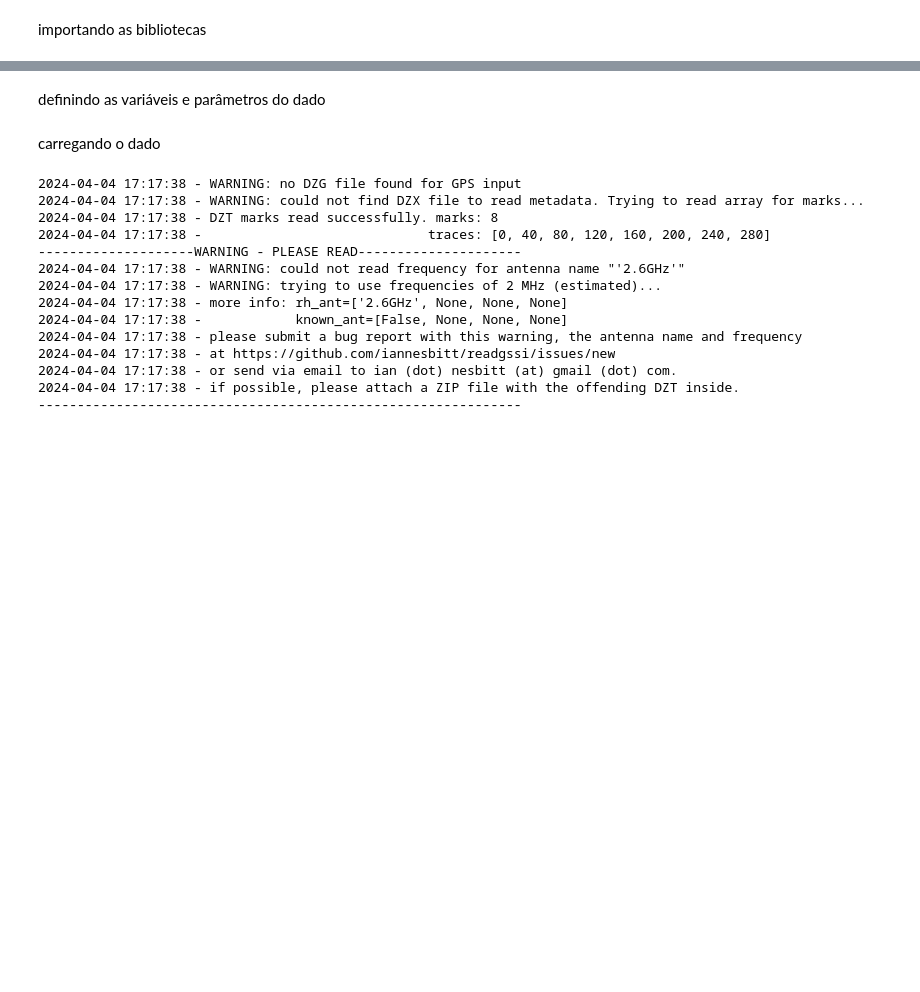
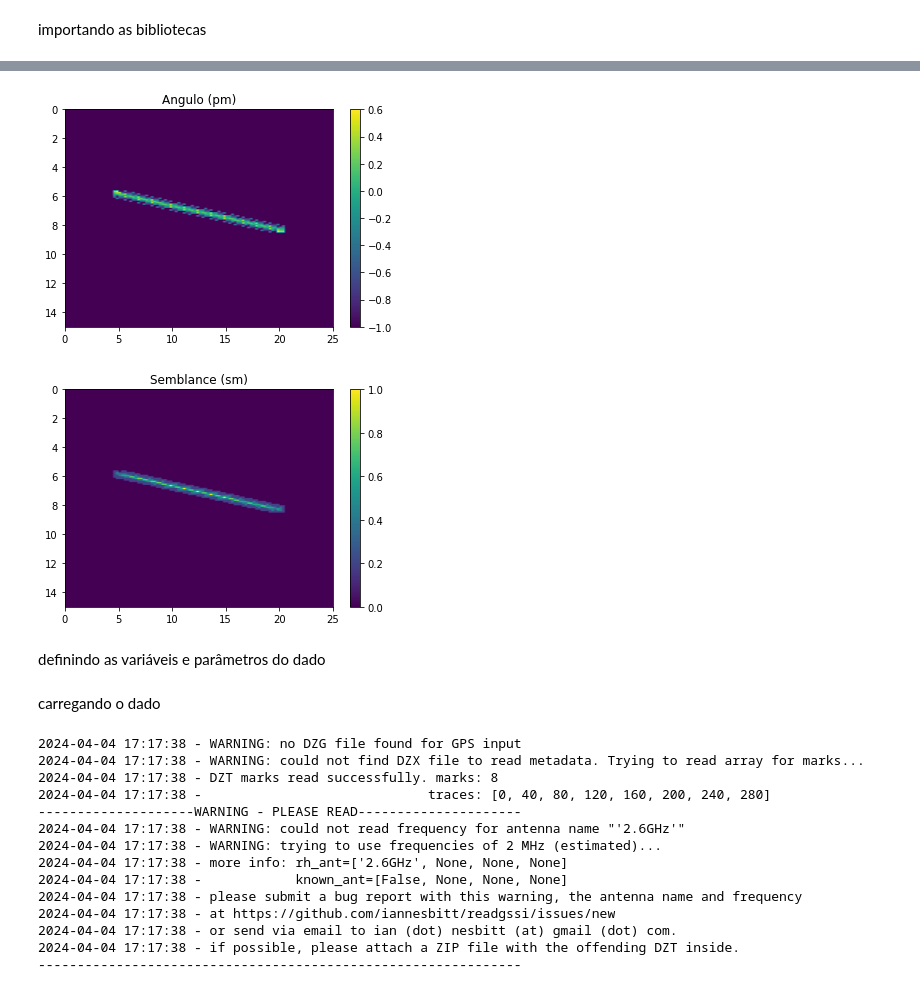
Before and after one commit to GuilhermeZakarewicz/DiffraPy, a Jupyter notebook: Testes_GPR.ipynb, the cells around one changed output, grey strips where cells are left out. Drawn from its saved outputs; the diff is of its cells as text; code cells hidden in the pictures; blank space fills up the shorter version.

```diff
--- a/Testes_GPR.ipynb
+++ b/Testes_GPR.ipynb
@@ -32,3 +46,39 @@ from readgssi import readgssi
+# %%
+importlib.reload(df)
+
+pmin = -1 #45 graus
+pmax = 1
+dp = 0.2
+xwin=zwin=5
+x_ini=z_ini=0
+
+pm,sm = df.local_window(mod.T,xwin,zwin,x_ini,z_ini,dx,dz,pmin,pmax,dp)
+
+with open("Data/GPR_files/pm_teste", "wb") as f:
+    np.save(f, pm)
+
+with open("Data/GPR_files/sm_teste", "wb") as f:
+    np.save(f, sm)
+# %%
+with open("Data/GPR_files/pm_teste", "rb") as f:
+    pm = np.load(f)
+
+with open("Data/GPR_files/sm_teste", "rb") as f:
+    sm = np.load(f)
+# %%
+plt.imshow(pm,aspect="auto",extent=[0,ntrace*dx,nz*dz,0])
+plt.title("Angulo (pm)")
+plt.colorbar()
+
+plt.show()
+
+plt.imshow(sm,aspect="auto",extent=[0,ntrace*dx,nz*dz,0])
+plt.title("Semblance (sm)")
+plt.colorbar()
+plt.show()
+# %% [output]
+[figure, added]
+[figure, added]
 # %% [markdown]
 definindo as variáveis e parâmetros do dado
 # %%
```
Also changed, not shown: parts of 6 cells of this notebook, 3 other files.
